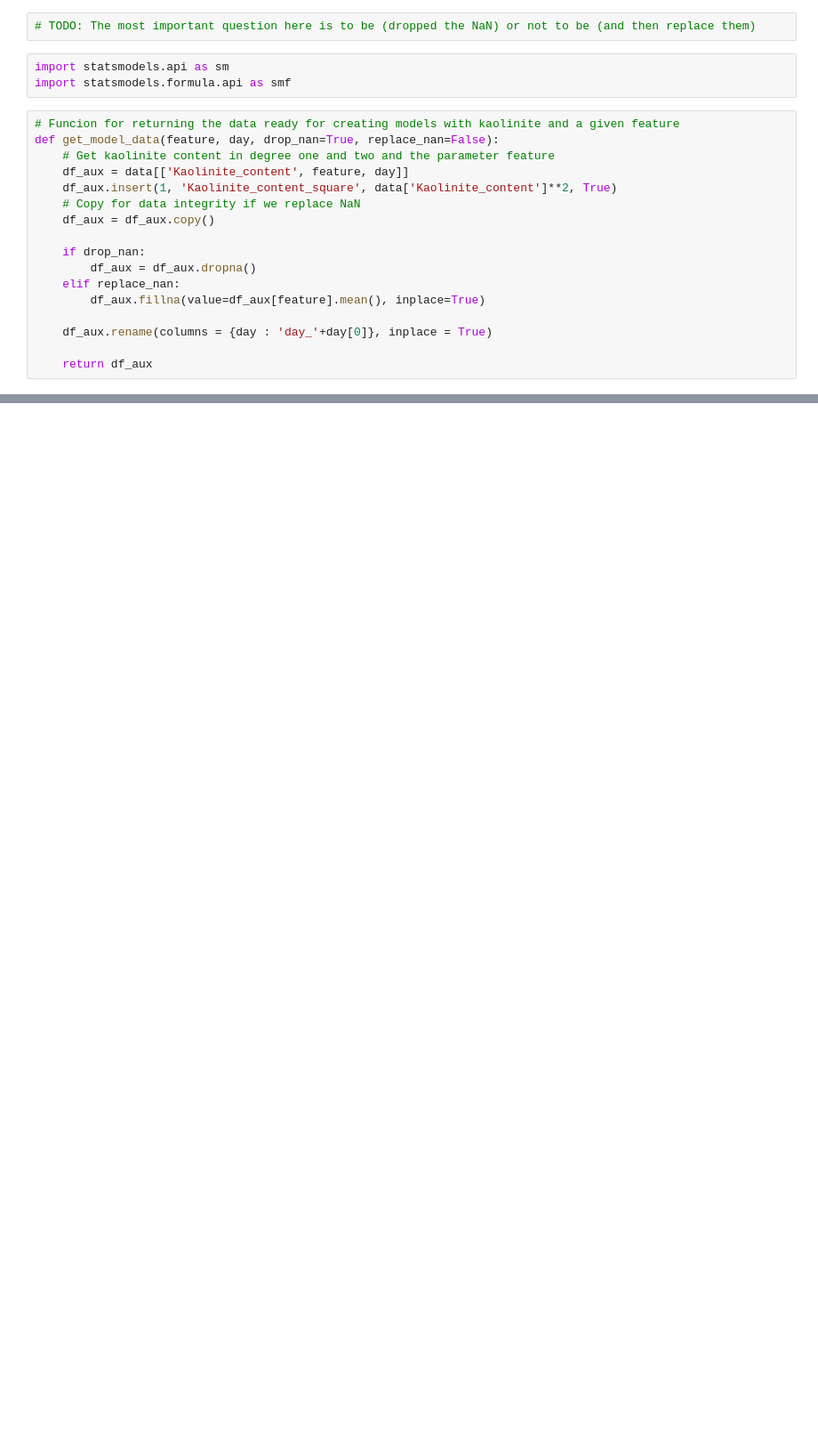
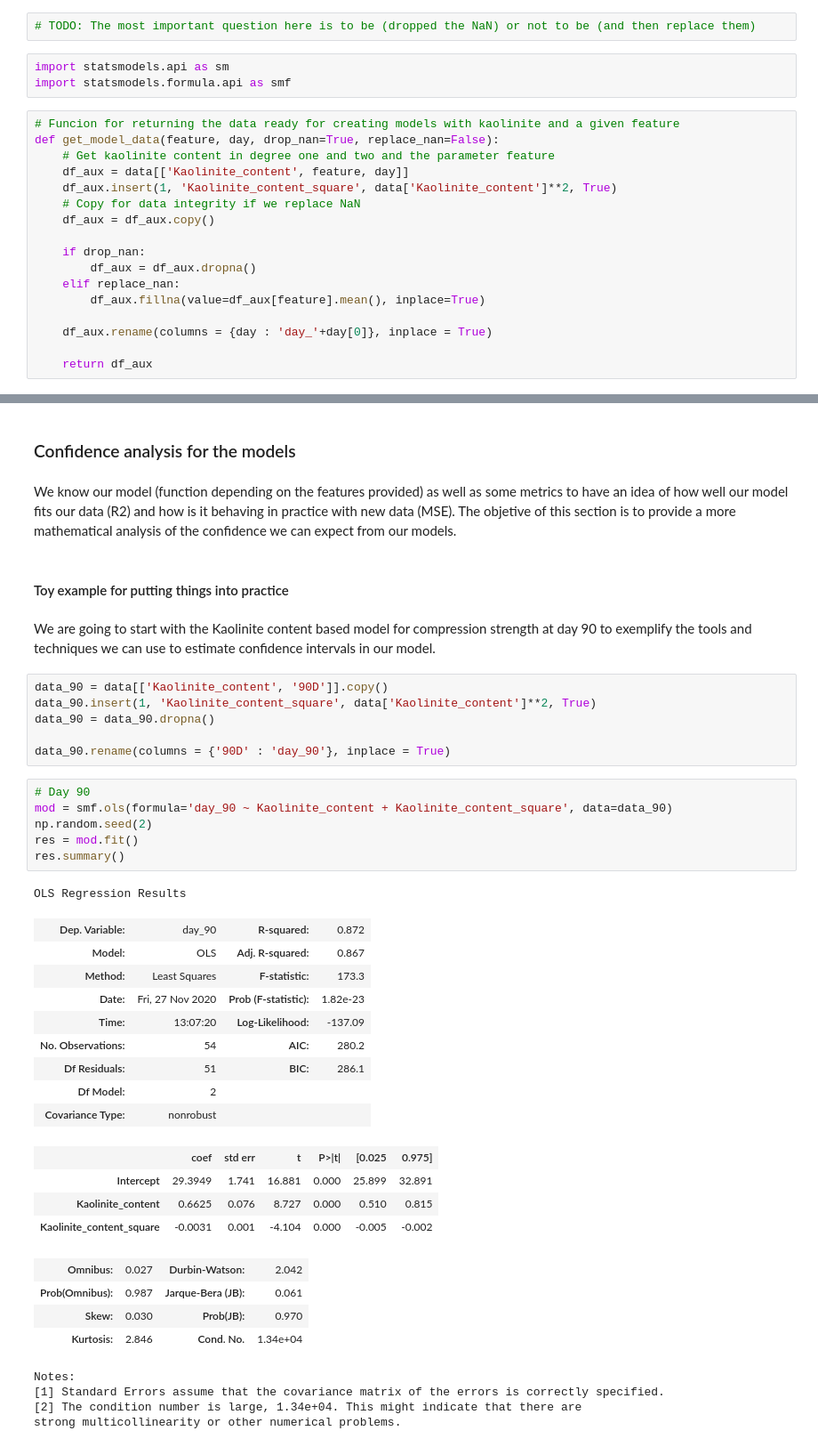
Before and after one commit to frblazquez/LC3, a Jupyter notebook: Project 2/lc3.ipynb, the cells around one changed output, grey strips where cells are left out. Shown: that part at 89% size. Drawn from its saved outputs; the diff is of its cells as text; blank space fills up the shorter version.

```diff
--- a/Project 2/lc3.ipynb
+++ b/Project 2/lc3.ipynb
@@ -763,3 +769,46 @@ Notes:
 [1] Standard Errors assume that the covariance matrix of the errors is correctly specified.
 [2] The condition number is large, 1.71e+04. This might indicate that there are
 strong multicollinearity or other numerical problems.
+# %% [markdown]
+### Confidence analysis for the models
+# %% [markdown]
+We know our model (function depending on the features provided) as well as some metrics to have an idea of how well our model fits our data (R2) and how is it behaving in practice with new data (MSE). The objetive of this section is to provide a more mathematical analysis of the confidence we can expect from our models.
+# %% [markdown]
+#### Toy example for putting things into practice
+# %% [markdown]
+We are going to start with the Kaolinite content based model for compression strength at day 90 to exemplify the tools and techniques we can use to estimate confidence intervals in our model.
+# %%
+data_90 = data[['Kaolinite_content', '90D']].copy()
+data_90.insert(1, 'Kaolinite_content_square', data['Kaolinite_content']**2, True)
+data_90 = data_90.dropna()
+
+data_90.rename(columns = {'90D' : 'day_90'}, inplace = True)
+# %%
+# Day 90
+mod = smf.ols(formula='day_90 ~ Kaolinite_content + Kaolinite_content_square', data=data_90)
+np.random.seed(2)
+res = mod.fit()
+res.summary()
+# %% [output]
+OLS Regression Results
+| Dep. Variable: | day_90 | R-squared: | 0.872 |
+| Model: | OLS | Adj. R-squared: | 0.867 |
+| Method: | Least Squares | F-statistic: | 173.3 |
+| Date: | Fri, 27 Nov 2020 | Prob (F-statistic): | 1.82e-23 |
+| Time: | 13:07:20 | Log-Likelihood: | -137.09 |
+| No. Observations: | 54 | AIC: | 280.2 |
+| Df Residuals: | 51 | BIC: | 286.1 |
+| Df Model: | 2 |  |  |
+| Covariance Type: | nonrobust |  |  |
+|  | coef | std err | t | P>|t| | [0.025 | 0.975] |
+| Intercept | 29.3949 | 1.741 | 16.881 | 0.000 | 25.899 | 32.891 |
+| Kaolinite_content | 0.6625 | 0.076 | 8.727 | 0.000 | 0.510 | 0.815 |
+| Kaolinite_content_square | -0.0031 | 0.001 | -4.104 | 0.000 | -0.005 | -0.002 |
+| Omnibus: | 0.027 | Durbin-Watson: | 2.042 |
+| Prob(Omnibus): | 0.987 | Jarque-Bera (JB): | 0.061 |
+| Skew: | 0.030 | Prob(JB): | 0.970 |
+| Kurtosis: | 2.846 | Cond. No. | 1.34e+04 |
+Notes:
+[1] Standard Errors assume that the covariance matrix of the errors is correctly specified.
+[2] The condition number is large, 1.34e+04. This might indicate that there are
+strong multicollinearity or other numerical problems.
```
Also changed, not shown: parts of 16 cells of this notebook.
